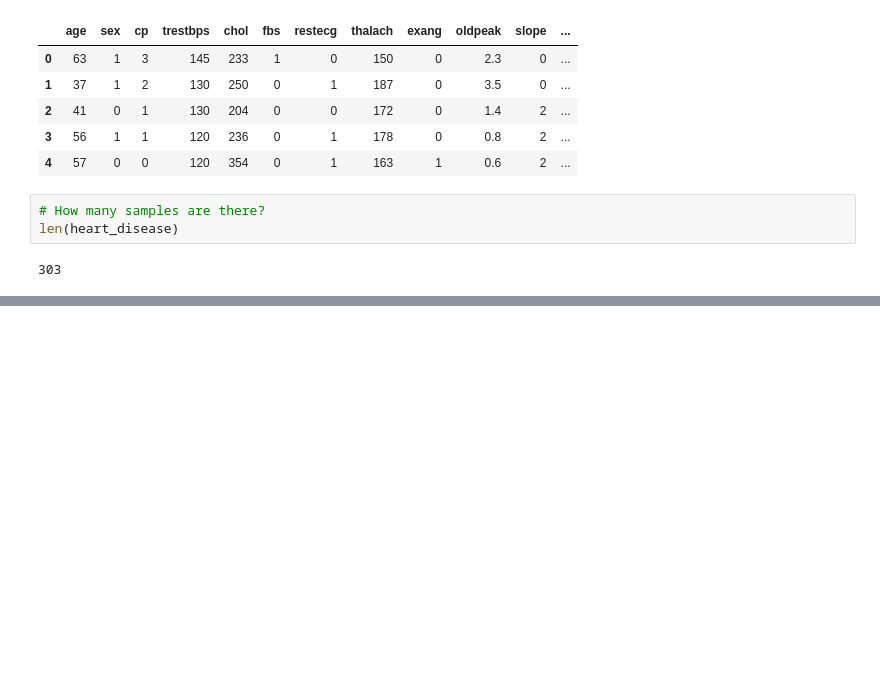
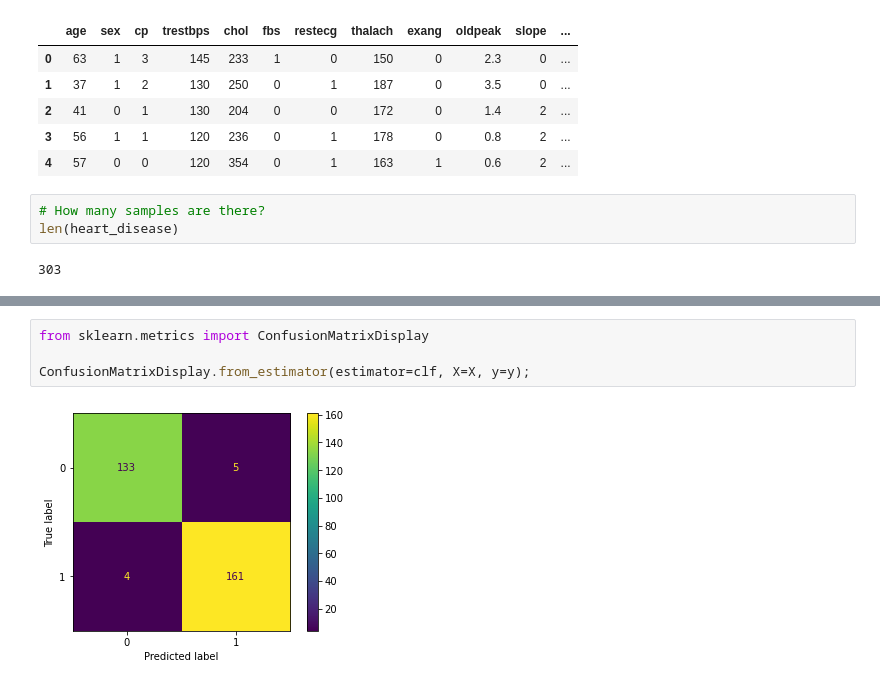
Before and after one commit to jutikapatil16/ML, a Jupyter notebook: scikit Learn.ipynb, the cells around one changed output, grey strips where cells are left out. Cells and saved outputs as stored; diff of their text form; blank space fills up the shorter version.

```diff
--- a/scikit Learn.ipynb
+++ b/scikit Learn.ipynb
@@ -774,0 +883,6 @@ cross_val_score() returns an array because of a parameter called cv, which stand
+# %%
+from sklearn.metrics import ConfusionMatrixDisplay
+
+ConfusionMatrixDisplay.from_estimator(estimator=clf, X=X, y=y);
+# %% [output]
+[figure, added]
```
Also changed, not shown: parts of 80 cells of this notebook.
